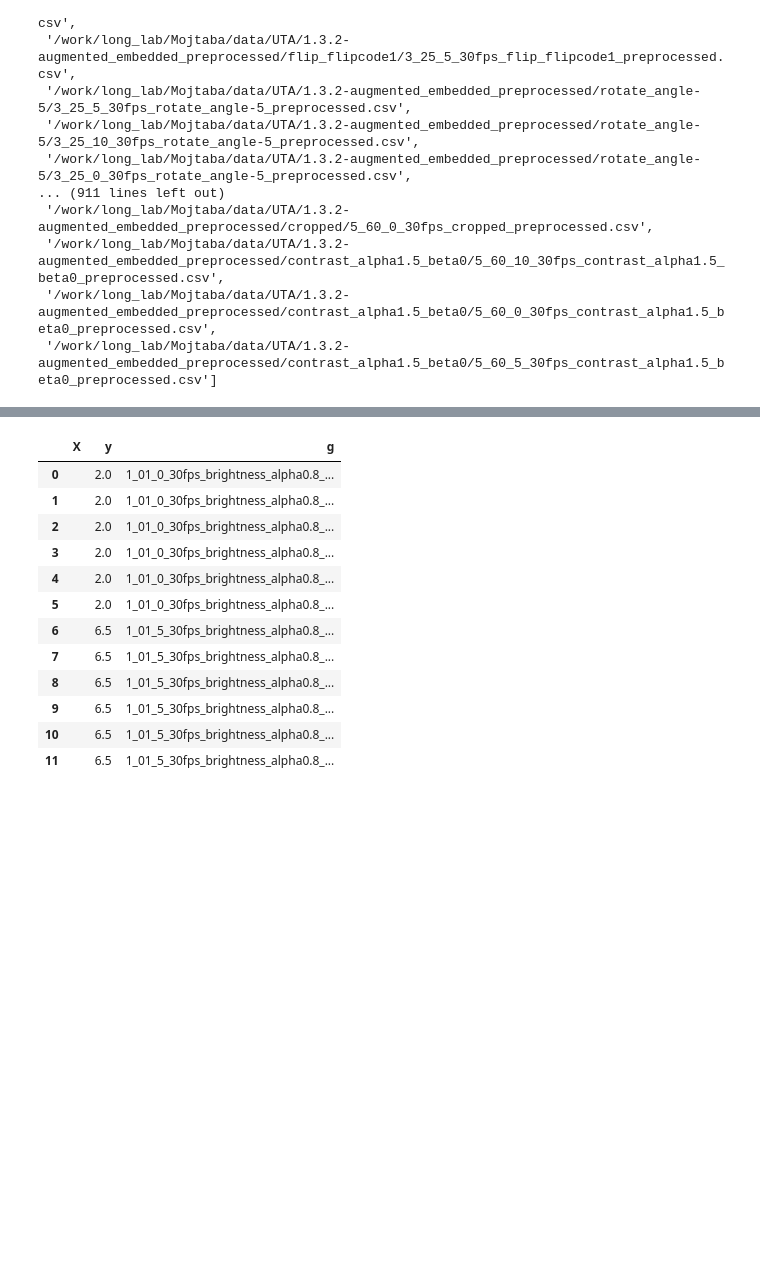
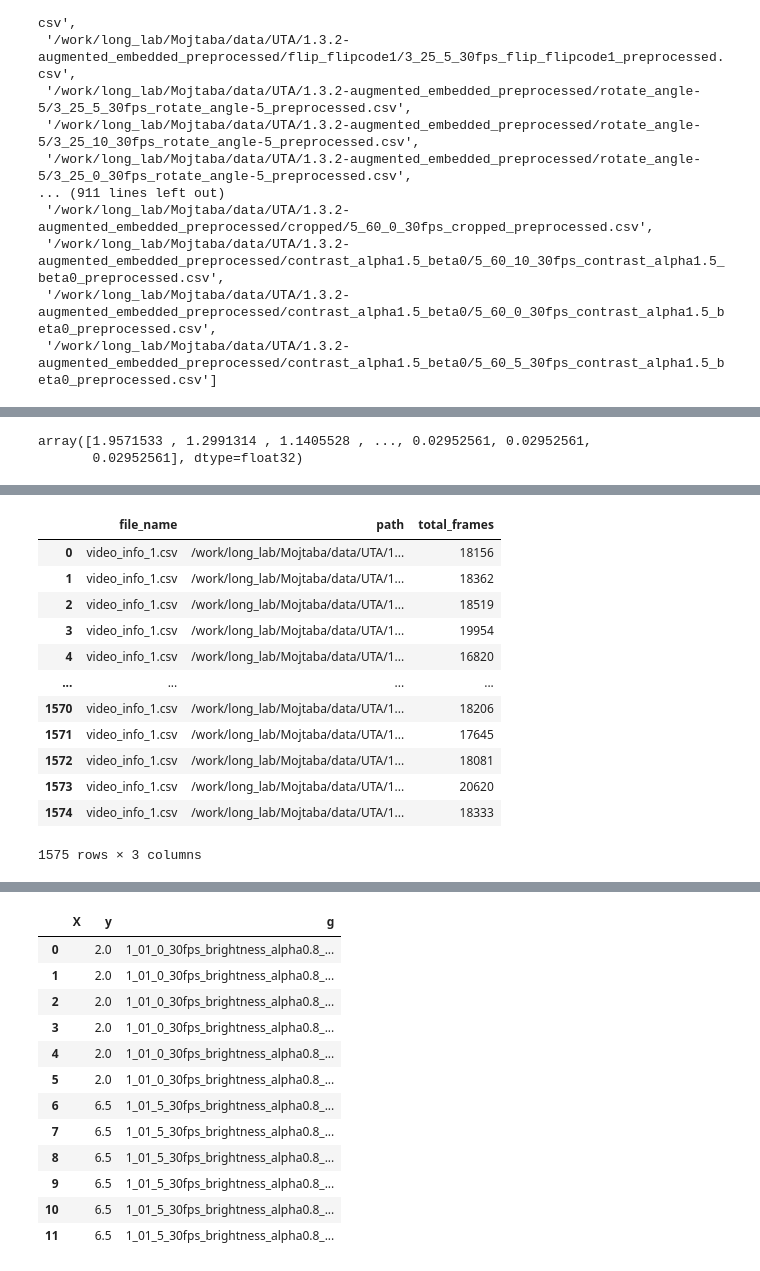
Before and after one commit to Roobahist/fatigue-detection, a Jupyter notebook: temp/temp.ipynb, the cells around one changed output, grey strips where cells are left out. Saved outputs shown, nothing was run; the diff lists cells and outputs as text; code cells hidden in the pictures; blank space fills up the shorter version.

```diff
--- a/temp/temp.ipynb
+++ b/temp/temp.ipynb
@@ -147,11 +147,11 @@ def _get_train_val_test_file_paths(
 
     return train_val_test_file_paths
 # %%
-input_path = "/work/long_lab/Mojtaba/data/UTA/1.3.2-augmented_embedded_preprocessed"
+input_directory_path = "/work/long_lab/Mojtaba/data/UTA/1.3.2-augmented_embedded_preprocessed"
 primary_column_name = 'fold'
 secondary_column_name = None
 train_val_test_file_paths = _get_train_val_test_file_paths(
-    input_path = input_path,
+    input_path = input_directory_path,
     primary_column_name = primary_column_name,
     secondary_column_name = secondary_column_name,
 )
@@ -328,0 +376,26 @@ True
+# %%
+from keras.src.models.sequential import Sequential
+import keras
+from keras import layers
+
+def _build_model(input_shape) -> Sequential:
+    model = Sequential()
+    model.add(layers.Input(shape=(input_shape[0], input_shape[1])))
+
+    # Final output layer
+    model.add(layers.Dense(1, activation="linear"))  # Use sigmoid activation
+
+    model.compile(
+        optimizer=keras.optimizers.AdamW(
+            learning_rate=0.001,
+            weight_decay=0.00001,
+            # beta_1=beta_1,
+            # beta_2=beta_2,
+            # epsilon=epsilon
+        ),
+        loss="mse",
+        metrics=["mae"],
+    )
+    return model
+# %%
+model = _build_model((1000, 128))
@@ -328,0 +452,2 @@ True
+# %%
+model.fit(train_data_gen, validation_data=val_data_gen, verbose=1)
@@ -328,0 +509,14 @@ True
+# %%
+x.flatten()
+# %% [output]
+array([1.9571533 , 1.2991314 , 1.1405528 , ..., 0.02952561, 0.02952561,
+       0.02952561], dtype=float32)
+# %%
+y_val_pred, val_report = report(
+    model=model,
+    x=val_data_gen,
+    y=val_data_gen.data["y"].to_list(),
+    group_identifiers=val_data_gen.data["g"].to_list(),
+    unique_classes=list(self.mapping.values()),
+)
+# %% [output]
@@ -328,0 +524,13 @@ True
+|  | file_name | path | total_frames |
+| 0 | video_info_1.csv | /work/long_lab/Mojtaba/data/UTA/1... | 18156 |
+| 1 | video_info_1.csv | /work/long_lab/Mojtaba/data/UTA/1... | 18362 |
+| 2 | video_info_1.csv | /work/long_lab/Mojtaba/data/UTA/1... | 18519 |
+| 3 | video_info_1.csv | /work/long_lab/Mojtaba/data/UTA/1... | 19954 |
+| 4 | video_info_1.csv | /work/long_lab/Mojtaba/data/UTA/1... | 16820 |
+| ... | ... | ... | ... |
+| 1570 | video_info_1.csv | /work/long_lab/Mojtaba/data/UTA/1... | 18206 |
+| 1571 | video_info_1.csv | /work/long_lab/Mojtaba/data/UTA/1... | 17645 |
+| 1572 | video_info_1.csv | /work/long_lab/Mojtaba/data/UTA/1... | 18081 |
+| 1573 | video_info_1.csv | /work/long_lab/Mojtaba/data/UTA/1... | 20620 |
+| 1574 | video_info_1.csv | /work/long_lab/Mojtaba/data/UTA/1... | 18333 |
+1575 rows × 3 columns
```
Also changed, not shown: parts of 17 cells of this notebook.
